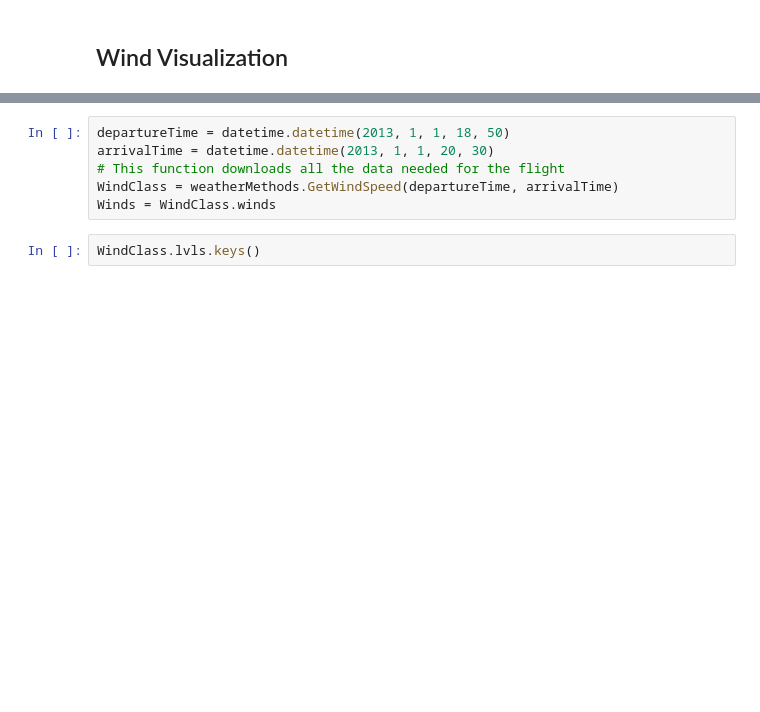
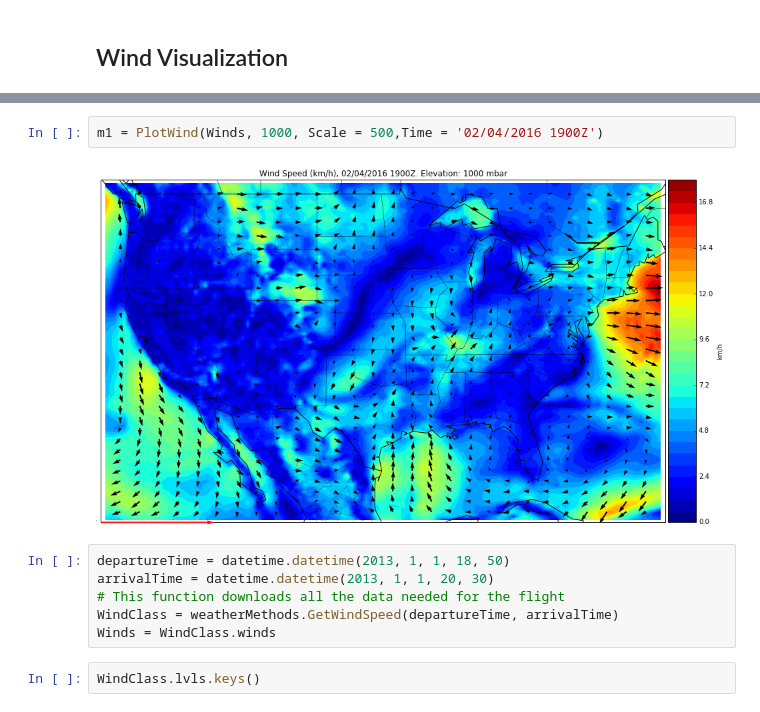
Before and after one commit to JeromeBlanchet/Wind_Mining, a Jupyter notebook: WindData_Debug.ipynb, the cells around one changed output, grey strips where cells are left out. Saved outputs shown, nothing was run; the diff lists cells and outputs as text; blank space fills up the shorter version.

```diff
--- a/WindData_Debug.ipynb
+++ b/WindData_Debug.ipynb
@@ -114,3 +125,7 @@ m = PlotWind(Winds, 200, Time = '02/04/2016 1900Z')
+# %%
+m1 = PlotWind(Winds, 1000, Scale = 500,Time = '02/04/2016 1900Z')
+# %% [output]
+[figure, added]
 # %%
 departureTime = datetime.datetime(2013, 1, 1, 18, 50)
 arrivalTime = datetime.datetime(2013, 1, 1, 20, 30)
```
Also changed, not shown: parts of 38 cells of this notebook, 1 other file.
